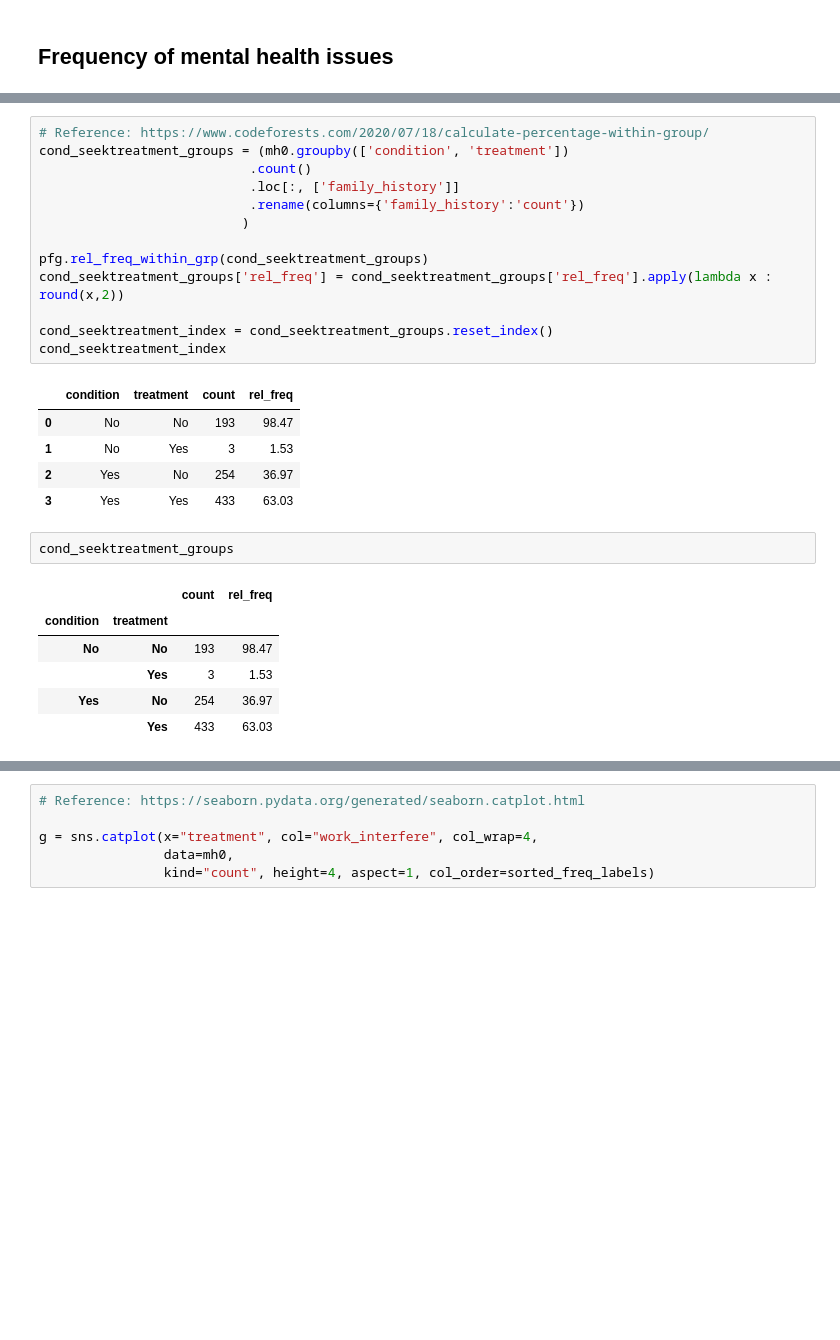
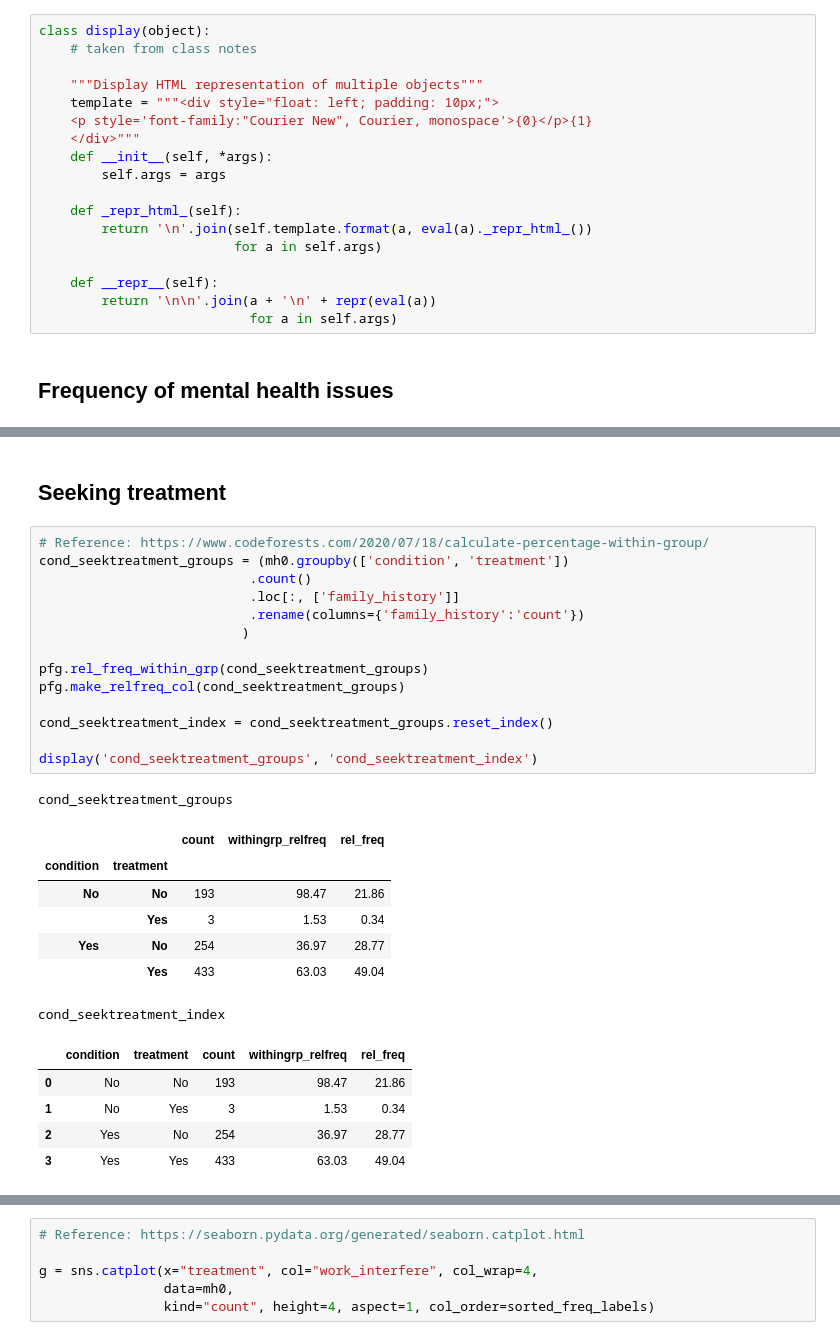
Before and after one commit to cltomiyama/MentalHealthSurvey_analysis, a Jupyter notebook: analysis/gale/analysis_notebook_gc.ipynb, the cells around one changed output, grey strips where cells are left out. Saved outputs shown, nothing was run; the diff lists cells and outputs as text; blank space fills up the shorter version.

```diff
--- a/analysis/gale/analysis_notebook_gc.ipynb
+++ b/analysis/gale/analysis_notebook_gc.ipynb
@@ -97,6 +136,24 @@ mh0.describe(include=['object'])
 sorted_response_labels = ['Not sure', 'Yes', 'No']
 sorted_freq_labels = ['Never', 'Rarely', 'Sometimes', 'Often']
 sorted_yn_dict = {0:"Don't know", 1:'Yes', 2:'No'}
+# %%
+class display(object):
+    # taken from class notes
+
+    """Display HTML representation of multiple objects"""
+    template = """<div style="float: left; padding: 10px;">
+    <p style='font-family:"Courier New", Courier, monospace'>{0}</p>{1}
+    </div>"""
+    def __init__(self, *args):
+        self.args = args
+
+    def _repr_html_(self):
+        return '\n'.join(self.template.format(a, eval(a)._repr_html_())
+                         for a in self.args)
+
+    def __repr__(self):
+        return '\n\n'.join(a + '\n' + repr(eval(a))
+                           for a in self.args)
 # %% [markdown]
 ## Frequency of mental health issues
 # %%
@@ -174,29 +213,31 @@ for ax in axes.flat:
     - I don't see anything wrong with this; family history is not necessarily a precondition for having mental health issues.
+# %% [markdown]
+## Seeking treatment
 # %%
 # Reference: https://www.codeforests.com/2020/07/18/calculate-percentage-within-group/
 cond_seektreatment_groups = (mh0.groupby(['condition', 'treatment'])
                            .count()
                            .loc[:, ['family_history']]
                            .rename(columns={'family_history':'count'})
                           )
 
 pfg.rel_freq_within_grp(cond_seektreatment_groups)
-cond_seektreatment_groups['rel_freq'] = cond_seektreatment_groups['rel_freq'].apply(lambda x : round(x,2))
+pfg.make_relfreq_col(cond_seektreatment_groups)
 
 cond_seektreatment_index = cond_seektreatment_groups.reset_index()
-cond_seektreatment_index
+
+display('cond_seektreatment_groups', 'cond_seektreatment_index')
 # %% [output]
+cond_seektreatment_groups
-|  | condition | treatment | count | rel_freq |
-| 0 | No | No | 193 | 98.47 |
-| 1 | No | Yes | 3 | 1.53 |
-| 2 | Yes | No | 254 | 36.97 |
-| 3 | Yes | Yes | 433 | 63.03 |
+|  |  | count | withingrp_relfreq | rel_freq |
+| condition | treatment |  |  |  |
+| No | No | 193 | 98.47 | 21.86 |
+|  | Yes | 3 | 1.53 | 0.34 |
+| Yes | No | 254 | 36.97 | 28.77 |
+|  | Yes | 433 | 63.03 | 49.04 |
+cond_seektreatment_index
+|  | condition | treatment | count | withingrp_relfreq | rel_freq |
+| 0 | No | No | 193 | 98.47 | 21.86 |
+| 1 | No | Yes | 3 | 1.53 | 0.34 |
+| 2 | Yes | No | 254 | 36.97 | 28.77 |
+| 3 | Yes | Yes | 433 | 63.03 | 49.04 |
-# %%
-cond_seektreatment_groups
-# %% [output]
-|  |  | count | rel_freq |
-| condition | treatment |  |  |
-| No | No | 193 | 98.47 |
-|  | Yes | 3 | 1.53 |
-| Yes | No | 254 | 36.97 |
-|  | Yes | 433 | 63.03 |
```
Also changed, not shown: parts of 50 cells of this notebook.
